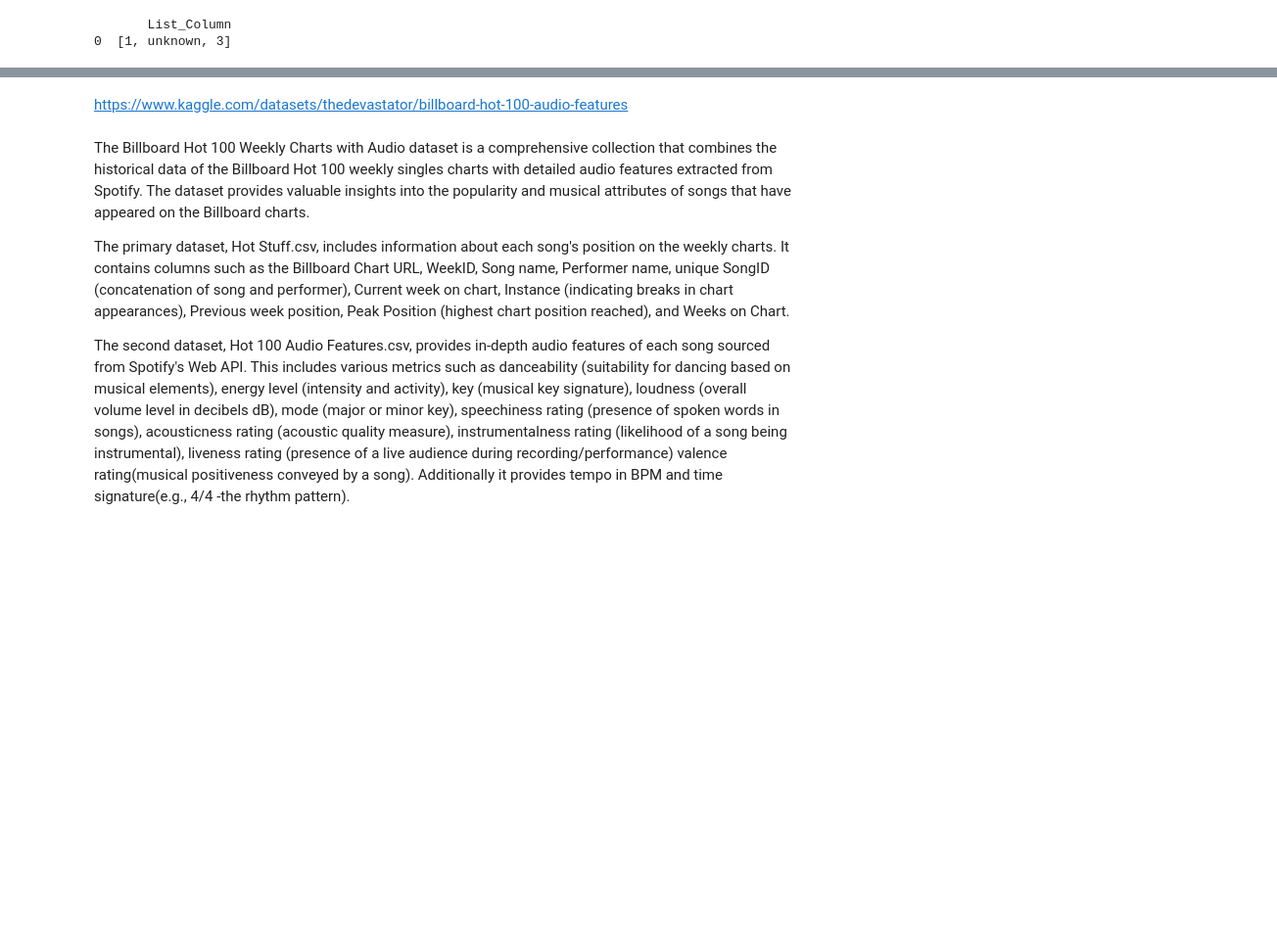
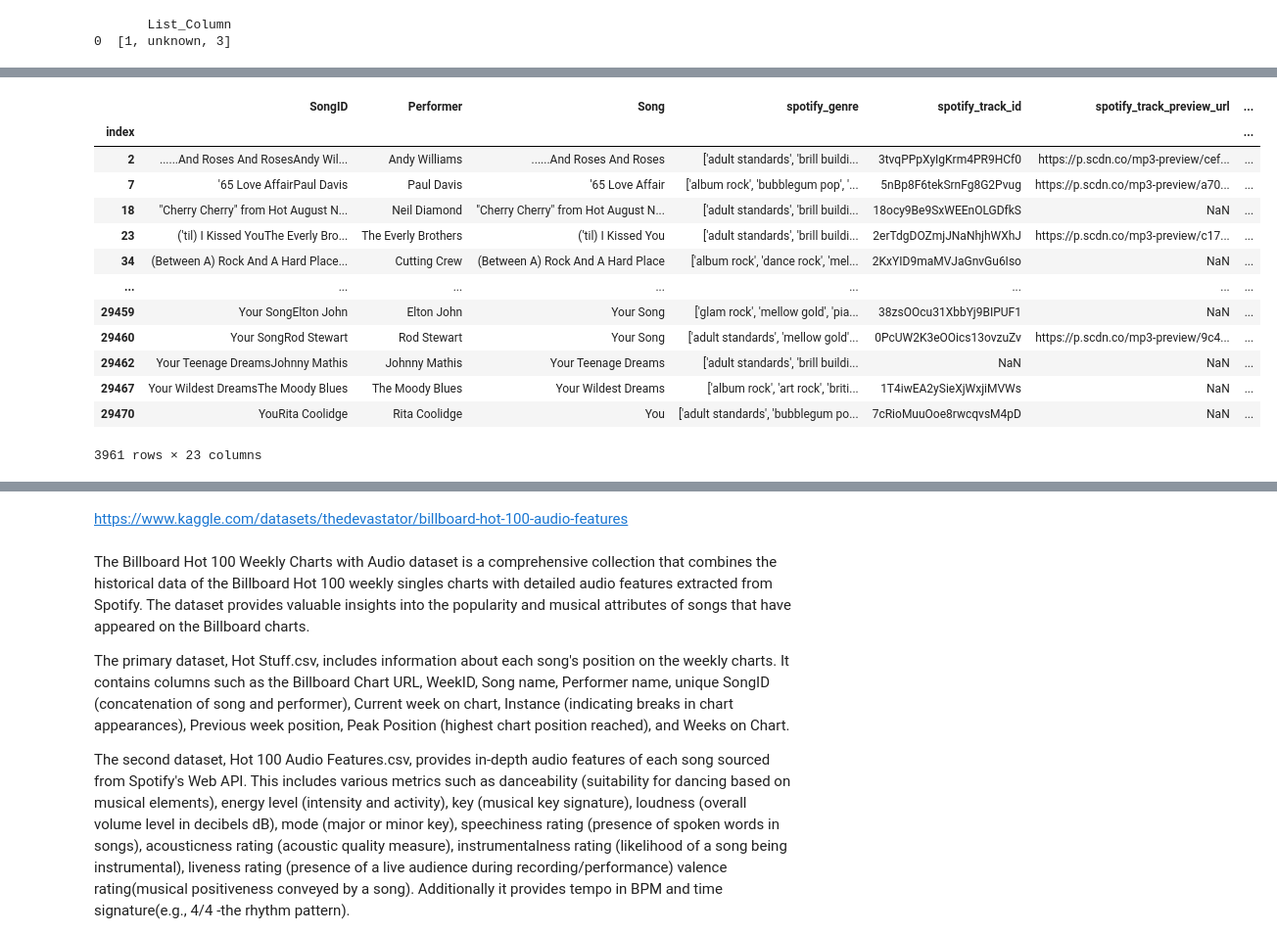
Before and after one commit to jorgegmayorgas/ONLINE_DS_THEBRIDGE_JORGE_GIMENEZ, a Jupyter notebook: EDA/Billboard Hot weekly charts/1-Definicion_EDA_v2.ipynb, the cells around one changed output, grey strips where cells are left out. Shown at 98% size. Cells and saved outputs as stored; diff of their text form; code cells hidden in the pictures; blank space fills up the shorter version.

```diff
--- a/EDA/Billboard Hot weekly charts/1-Definicion_EDA_v2.ipynb
+++ b/EDA/Billboard Hot weekly charts/1-Definicion_EDA_v2.ipynb
@@ -160,2 +127,22 @@ df_Hot_100_Audio_Features
+# %%
+df_Hot_100_Audio_Features
+value_to_find='mellow_gold'
+condition_3 = df_Hot_100_Audio_Features[df_Hot_100_Audio_Features['spotify_genre_list'].apply(lambda x: value_to_find in x)]
+condition_3
+# %% [output]
+|  | SongID | Performer | Song | spotify_genre | spotify_track_id | spotify_track_preview_url | ... |
+| index |  |  |  |  |  |  | ... |
+| 2 | ......And Roses And RosesAndy Wil... | Andy Williams | ......And Roses And Roses | ['adult standards', 'brill buildi... | 3tvqPPpXyIgKrm4PR9HCf0 | https://p.scdn.co/mp3-preview/cef... | ... |
+| 7 | '65 Love AffairPaul Davis | Paul Davis | '65 Love Affair | ['album rock', 'bubblegum pop', '... | 5nBp8F6tekSrnFg8G2Pvug | https://p.scdn.co/mp3-preview/a70... | ... |
+| 18 | "Cherry Cherry" from Hot August N... | Neil Diamond | "Cherry Cherry" from Hot August N... | ['adult standards', 'brill buildi... | 18ocy9Be9SxWEEnOLGDfkS | NaN | ... |
+| 23 | ('til) I Kissed YouThe Everly Bro... | The Everly Brothers | ('til) I Kissed You | ['adult standards', 'brill buildi... | 2erTdgDOZmjJNaNhjhWXhJ | https://p.scdn.co/mp3-preview/c17... | ... |
+| 34 | (Between A) Rock And A Hard Place... | Cutting Crew | (Between A) Rock And A Hard Place | ['album rock', 'dance rock', 'mel... | 2KxYID9maMVJaGnvGu6Iso | NaN | ... |
+| ... | ... | ... | ... | ... | ... | ... | ... |
+| 29459 | Your SongElton John | Elton John | Your Song | ['glam rock', 'mellow gold', 'pia... | 38zsOOcu31XbbYj9BIPUF1 | NaN | ... |
+| 29460 | Your SongRod Stewart | Rod Stewart | Your Song | ['adult standards', 'mellow gold'... | 0PcUW2K3eOOics13ovzuZv | https://p.scdn.co/mp3-preview/9c4... | ... |
+| 29462 | Your Teenage DreamsJohnny Mathis | Johnny Mathis | Your Teenage Dreams | ['adult standards', 'brill buildi... | NaN | NaN | ... |
+| 29467 | Your Wildest DreamsThe Moody Blues | The Moody Blues | Your Wildest Dreams | ['album rock', 'art rock', 'briti... | 1T4iwEA2ySieXjWxjiMVWs | NaN | ... |
+| 29470 | YouRita Coolidge | Rita Coolidge | You | ['adult standards', 'bubblegum po... | 7cRioMuuOoe8rwcqvsM4pD | NaN | ... |
+3961 rows × 23 columns
 # %%
 df_genres_modificado
```
Also changed, not shown: parts of 30 cells of this notebook, 2 other files.
